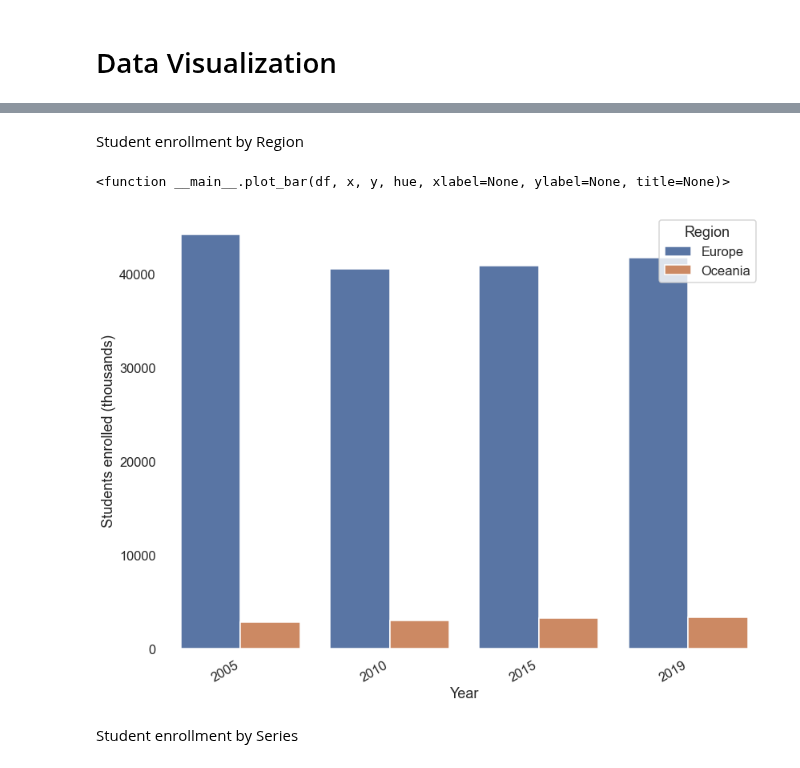
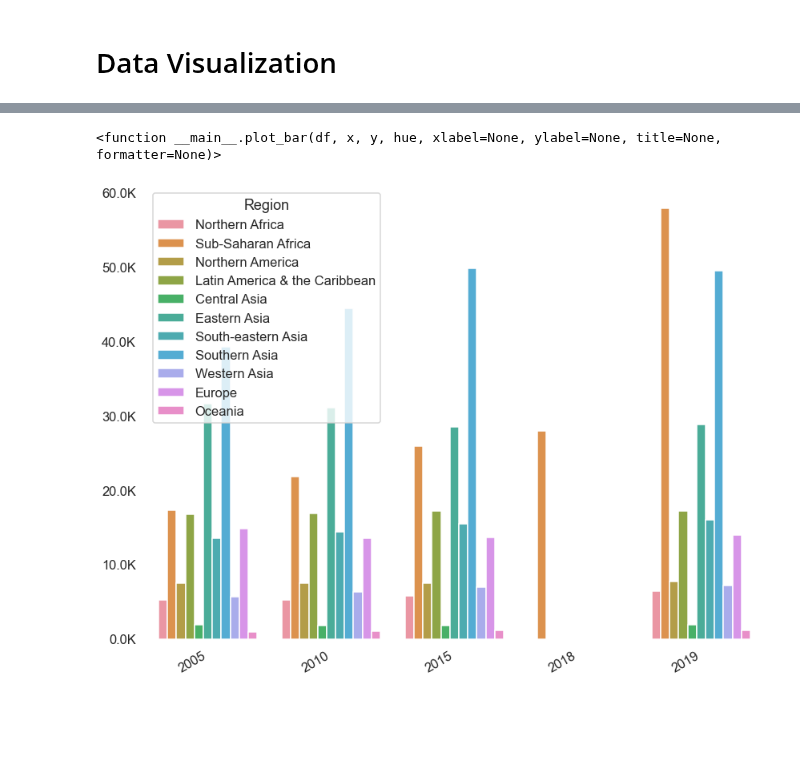
Before and after one commit to eldrigeampong/Data-Science, a Jupyter notebook: UN/Education/project1.ipynb, the cells around one changed output, grey strips where cells are left out. Drawn from its saved outputs; the diff is of its cells as text; code cells hidden in the pictures; blank space fills up the shorter version.

```diff
--- a/UN/Education/project1.ipynb
+++ b/UN/Education/project1.ipynb
@@ -313,23 +295,14 @@ Functions for Plotting
 # %%
-# helper function for formatting plot y-axis
 from matplotlib.ticker import FuncFormatter
+
+# y-axis formatter helper function
 def thousand(x, pos):
-    'The two args are the value and tick position'
     return '%1.1fK' % (x * 1e-3)
 
 format_tsd = FuncFormatter(thousand)
 
-# helper function for formatting plot y-axis
-from matplotlib.ticker import FuncFormatter
-def percentage(x, pos):
-    'The two args are the value and tick position'
-    return '%1.1f' % (x * 100)
-
-format_pct = FuncFormatter(percentage)
-
-
 # bar plot helper function
-def plot_bar(df, x, y, hue, xlabel=None, ylabel=None, title=None):
+def plot_bar(df, x, y, hue, xlabel=None, ylabel=None, title=None, formatter=None):
 
     # set plot theme
     sns.set_theme(style='white', context='talk')
@@ -342,13 +315,15 @@ def plot_bar(df, x, y, hue, xlabel=None, ylabel=None, title=None):
     sns.barplot(
         x=x, y=y,
         hue=hue, data=df, ci=None,
-        ax=ax
-    )
+        ax=ax)
+
+    # set y-axis formatter
+    ax.yaxis.set_major_formatter(formatter=formatter)
 
     # despine axes
     sns.despine(left=True, bottom=True)
 
-    # matplotlib axis label
+    # axis label
     ax.set(xlabel=xlabel, ylabel=ylabel, title=title)
 
     return plot_bar
@@ -371,11 +330,10 @@ df_reg_filt_stdenrol.head()
-# %% [markdown]
-Student enrollment by Region
 # %%
-plot_bar(df=df_reg_filt_stdenrol,
-         x='Year', y='Value', hue='Region',
-         xlabel='Year', ylabel='Students enrolled (thousands)')
+plot_bar(
+    df=df_reg_filt,
+    x='Year', y='Value',
+    hue='Region',
+    formatter=format_tsd
+)
 # %% [output]
-<function __main__.plot_bar(df, x, y, hue, xlabel=None, ylabel=None, title=None)>
+<function __main__.plot_bar(df, x, y, hue, xlabel=None, ylabel=None, title=None, formatter=None)>
-[figure, old version]
+[figure, new version]
-# %% [markdown]
-Student enrollment by Series
```
Also changed, not shown: parts of 13 cells of this notebook, 2 other files.
